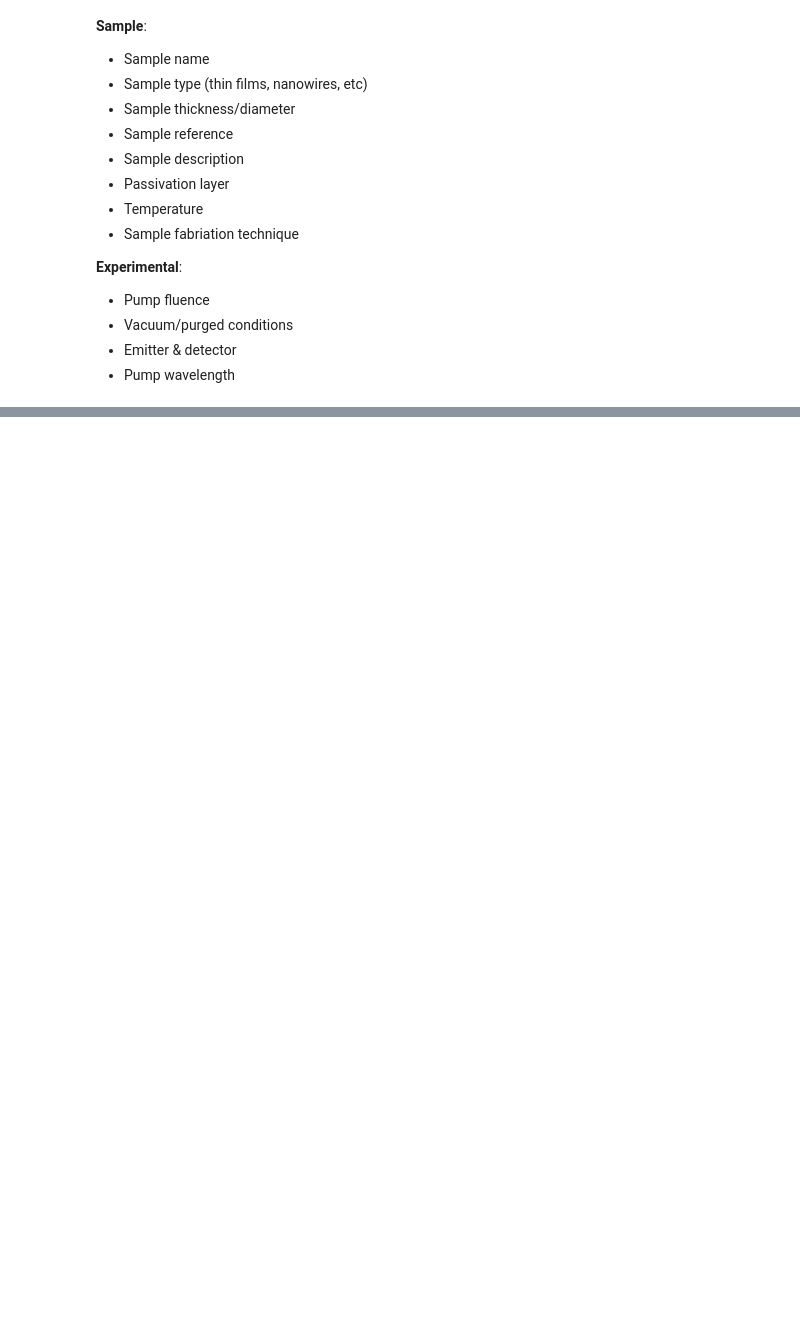
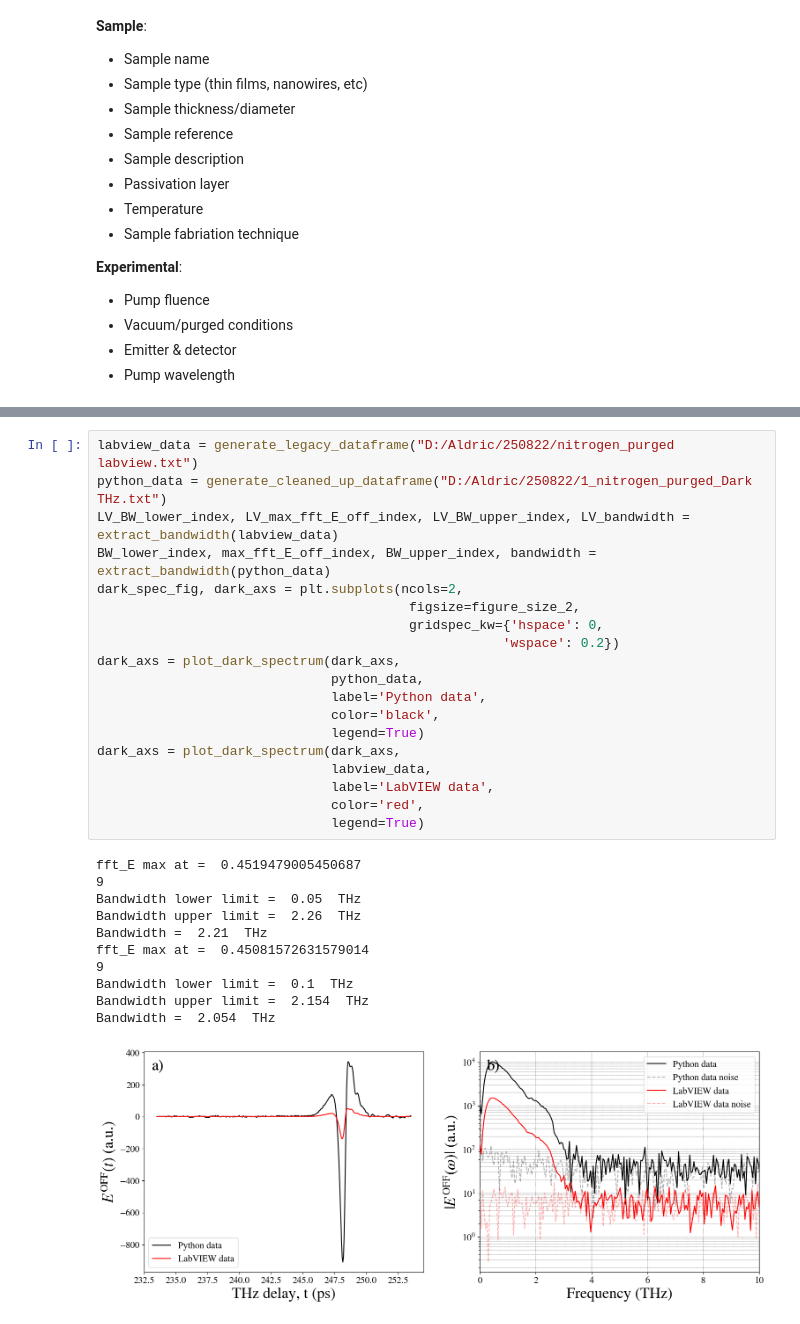
Before and after one commit to AldricGoh/Joyce-THz-Lab, a Jupyter notebook: data analysis/analysis_basic.ipynb, the cells around one changed output, grey strips where cells are left out. Cells and saved outputs as stored; diff of their text form; blank space fills up the shorter version.

```diff
--- a/data analysis/analysis_basic.ipynb
+++ b/data analysis/analysis_basic.ipynb
@@ -43,0 +350,31 @@ Therefore, to get the relevant information: <br>
+# %%
+labview_data = generate_legacy_dataframe("D:/Aldric/250822/nitrogen_purged labview.txt")
+python_data = generate_cleaned_up_dataframe("D:/Aldric/250822/1_nitrogen_purged_Dark THz.txt")
+LV_BW_lower_index, LV_max_fft_E_off_index, LV_BW_upper_index, LV_bandwidth = extract_bandwidth(labview_data)
+BW_lower_index, max_fft_E_off_index, BW_upper_index, bandwidth = extract_bandwidth(python_data)
+dark_spec_fig, dark_axs = plt.subplots(ncols=2,
+                                        figsize=figure_size_2,
+                                        gridspec_kw={'hspace': 0,
+                                                    'wspace': 0.2})
+dark_axs = plot_dark_spectrum(dark_axs,
+                              python_data,
+                              label='Python data',
+                              color='black',
+                              legend=True)
+dark_axs = plot_dark_spectrum(dark_axs,
+                              labview_data,
+                              label='LabVIEW data',
+                              color='red',
+                              legend=True)
+# %% [output]
+fft_E max at =  0.4519479005450687
+9
+Bandwidth lower limit =  0.05  THz
+Bandwidth upper limit =  2.26  THz
+Bandwidth =  2.21  THz
+fft_E max at =  0.45081572631579014
+9
+Bandwidth lower limit =  0.1  THz
+Bandwidth upper limit =  2.154  THz
+Bandwidth =  2.054  THz
+[figure, added]
```
Also changed, not shown: parts of 21 cells of this notebook, 22 other files.
